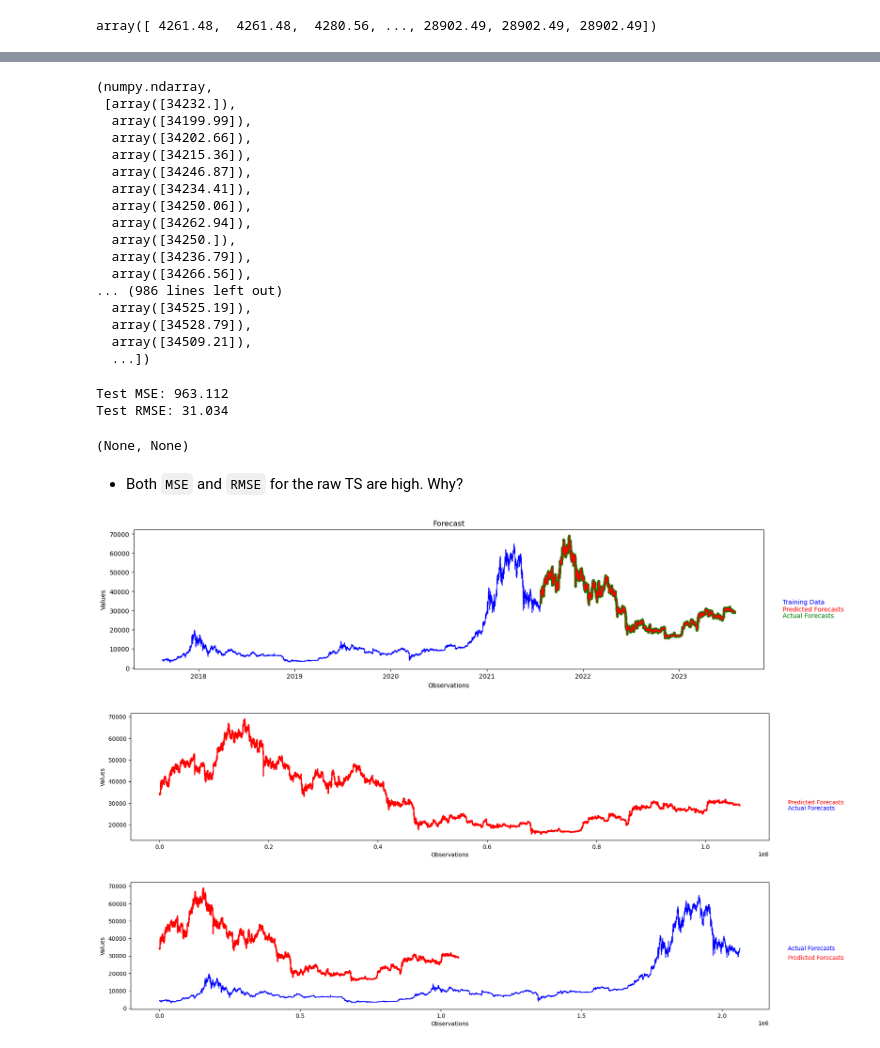
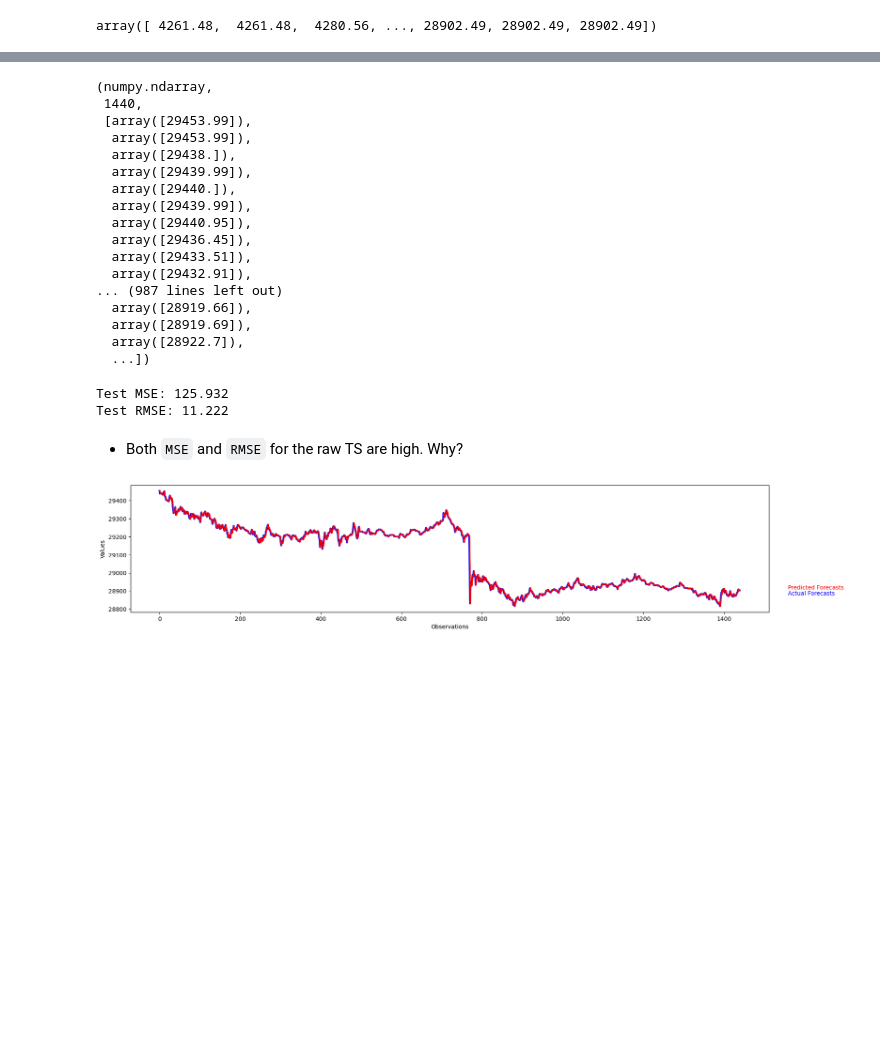
Before and after one commit to Brinkley97/applied_time_series_and_machine_learning, a Jupyter notebook: framework_for_time_series_data/nlp_ts/paper-bitcoin_daily.ipynb, the cells around one changed output, grey strips where cells are left out. Saved outputs shown, nothing was run; the diff lists cells and outputs as text; code cells hidden in the pictures; blank space fills up the shorter version.

Commit message:
updating with arma and plots

```diff
--- a/framework_for_time_series_data/nlp_ts/paper-bitcoin_daily.ipynb
+++ b/framework_for_time_series_data/nlp_ts/paper-bitcoin_daily.ipynb
@@ -222,6 +197,8 @@ bitcoin_series
 # %% [output]
 array([ 4261.48,  4261.48,  4280.56, ..., 28902.49, 28902.49, 28902.49])
 # %%
-diff_bitcoin_series = differenced_bitcoin_ts.get_series()
-len(diff_bitcoin_series), diff_bitcoin_series
+forecasting_step = 1440
+N = len(bitcoin_ts.get_series())
+train_length = N - forecasting_step
+train_length
 # %% [output]
@@ -242,0 +206,3 @@ train_uts, test_uts
+# %%
+train_uts, test_uts = bitcoin_ts.get_slice(1, train_length, both_train_test=True)
+train_uts, test_uts
@@ -281,42 +251,37 @@ rw_model_class = RandomWalk()
 
 rw_predictions = rw_model_class.predict(train_df, test_df)
 # %%
-type(rw_predictions[0]), rw_predictions
+type(rw_predictions[0]), len(rw_predictions), rw_predictions
 # %% [output]
 (numpy.ndarray,
- [array([34232.]),
-  array([34199.99]),
-  array([34202.66]),
-  array([34215.36]),
-  array([34246.87]),
-  array([34234.41]),
-  array([34250.06]),
-  array([34262.94]),
-  array([34250.]),
-  array([34236.79]),
-  array([34266.56]),
-... (986 lines left out)
-  array([34525.19]),
-  array([34528.79]),
-  array([34509.21]),
+ 1440,
+ [array([29453.99]),
+  array([29453.99]),
+  array([29438.]),
+  array([29439.99]),
+  array([29440.]),
+  array([29439.99]),
+  array([29440.95]),
+  array([29436.45]),
+  array([29433.51]),
+  array([29432.91]),
+... (987 lines left out)
+  array([28919.66]),
+  array([28919.69]),
+  array([28922.7]),
   ...])
 # %%
 rw_mse_gsts = EvaluationMetric.eval_mse(test_df, rw_predictions, per_element=False)
 rw_rmse_gsts = EvaluationMetric.eval_rmse(test_df, rw_predictions, per_element=False)
-rw_mse_gsts, rw_rmse_gsts
 # %% [output]
-Test MSE: 963.112
-Test RMSE: 31.034
+Test MSE: 125.932
+Test RMSE: 11.222
-(None, None)
 # %% [markdown]
 - Both `MSE` and `RMSE` for the raw TS are high. Why?
 # %%
-EvaluationMetric.plot_forecast(train_df, test_df, rw_predictions, per_element=False)
+# EvaluationMetric.plot_forecast(train_df, test_df, rw_predictions, per_element=False)
 # EvaluationMetric.plot_forecast_only(test_df, rw_predictions, per_element=True)
 EvaluationMetric.plot_predictions(test_df, rw_predictions, lag=1)
-EvaluationMetric.plot_predictions(train_df, rw_predictions, lag=1)
 # %% [output]
-[figure, old version]
+[figure, new version]
-[figure, removed]
-[figure, removed]
 # %% [markdown]
```
Also changed, not shown: parts of 35 cells of this notebook.
